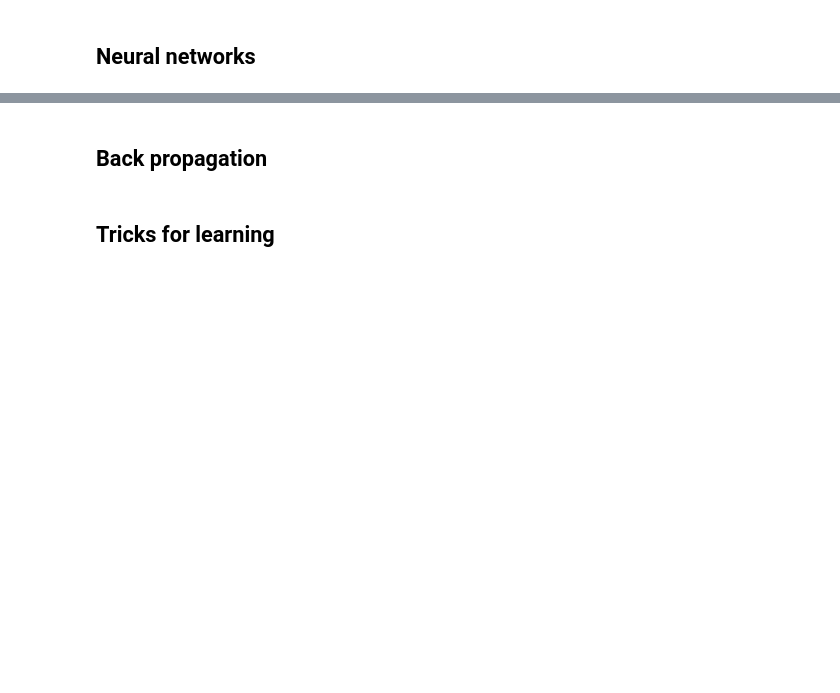
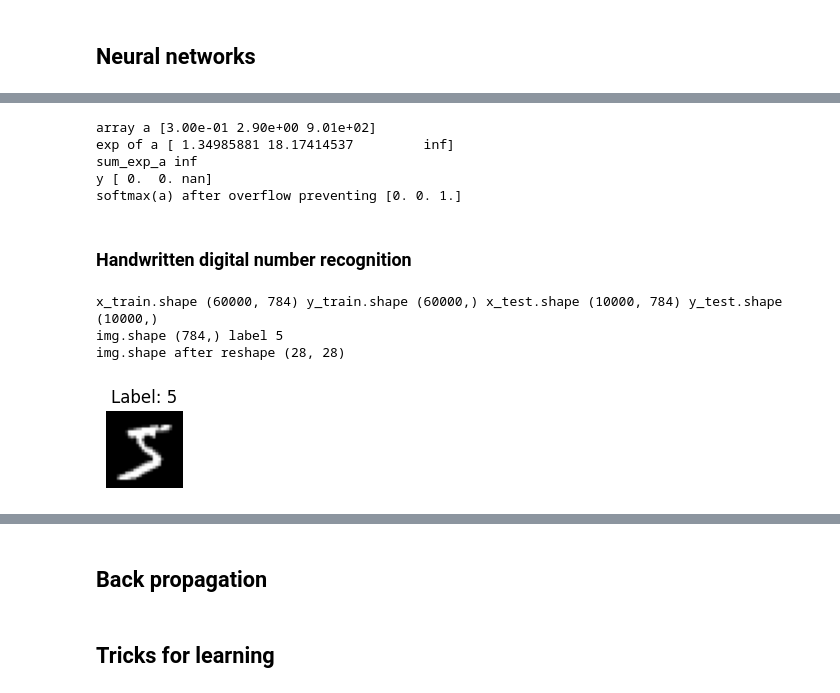
Before and after one commit to jizhang02/Code-Note, a Jupyter notebook: deep_learning_from_scratch.ipynb, the cells around one changed output, grey strips where cells are left out. Cells and saved outputs as stored; diff of their text form; code cells hidden in the pictures; blank space fills up the shorter version.

```diff
--- a/deep_learning_from_scratch.ipynb
+++ b/deep_learning_from_scratch.ipynb
@@ -51,0 +321,58 @@ if __name__ == '__main__':
+# %%
+# softmax function
+import numpy as np
+
+a = np.array([0.3, 2.9, 901.0])
+print(f'array a {a}')
+exp_a = np.exp(a)
+print(f'exp of a {exp_a}')
+sum_exp_a = np.sum(exp_a)
+print(f'sum_exp_a {sum_exp_a}')
+y = exp_a / sum_exp_a
+print(f'y {y}')
+
+def softmax(a):
+    c = np.max(a)
+    exp_a = np.exp(a - c) # avoid overflow
+    sum_exp_a = np.sum(exp_a)
+    y = exp_a / sum_exp_a
+    return y
+print(f'softmax(a) after overflow preventing {softmax(a)}')
+# %% [output]
+array a [3.00e-01 2.90e+00 9.01e+02]
+exp of a [ 1.34985881 18.17414537         inf]
+sum_exp_a inf
+y [ 0.  0. nan]
+softmax(a) after overflow preventing [0. 0. 1.]
+# %% [markdown]
+### Handwritten digital number recognition
+# %%
+import sys, os
+sys.path.append(os.pardir)  # Settings for importing files from a parent directory
+import numpy as np
+from dataset.mnist import load_mnist
+
+# load dataset
+(x_train, y_train), (x_test, y_test) = load_mnist(flatten=True, normalize=False, one_hot_label=False)
+
+# show dataset info
+print(f'x_train.shape {x_train.shape} y_train.shape {y_train.shape} x_test.shape {x_test.shape} y_test.shape {y_test.shape}')
+
+# show one image and label
+img = x_train[0]
+label = y_train[0]
+print(f'img.shape {img.shape} label {label}')  # (784,) 5
+
+img = img.reshape(28, 28)
+print(f'img.shape after reshape {img.shape}')  # (28, 28)
+
+plt.figure(figsize=(1, 1)) # inch
+plt.imshow(img, cmap='gray')
+plt.title(f'Label: {label}')
+plt.axis('off')
+plt.show()
+# %% [output]
+x_train.shape (60000, 784) y_train.shape (60000,) x_test.shape (10000, 784) y_test.shape (10000,)
+img.shape (784,) label 5
+img.shape after reshape (28, 28)
+[figure, added]
```
Also changed, not shown: parts of 30 cells of this notebook, 9 other files.
